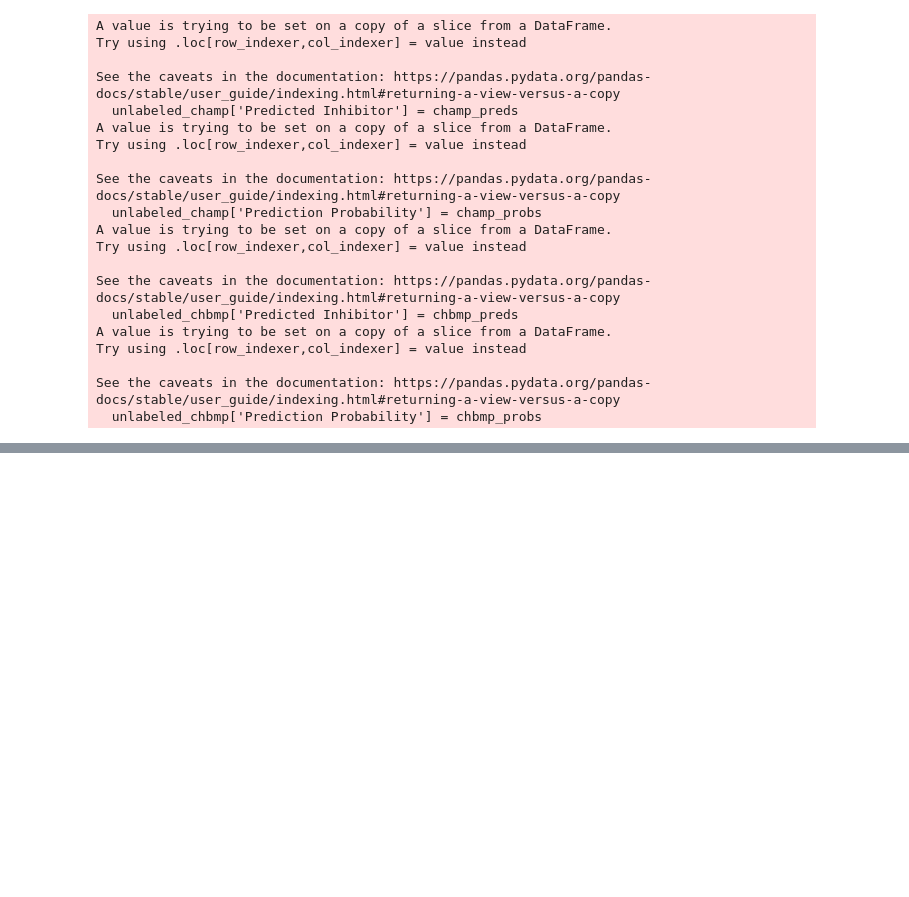
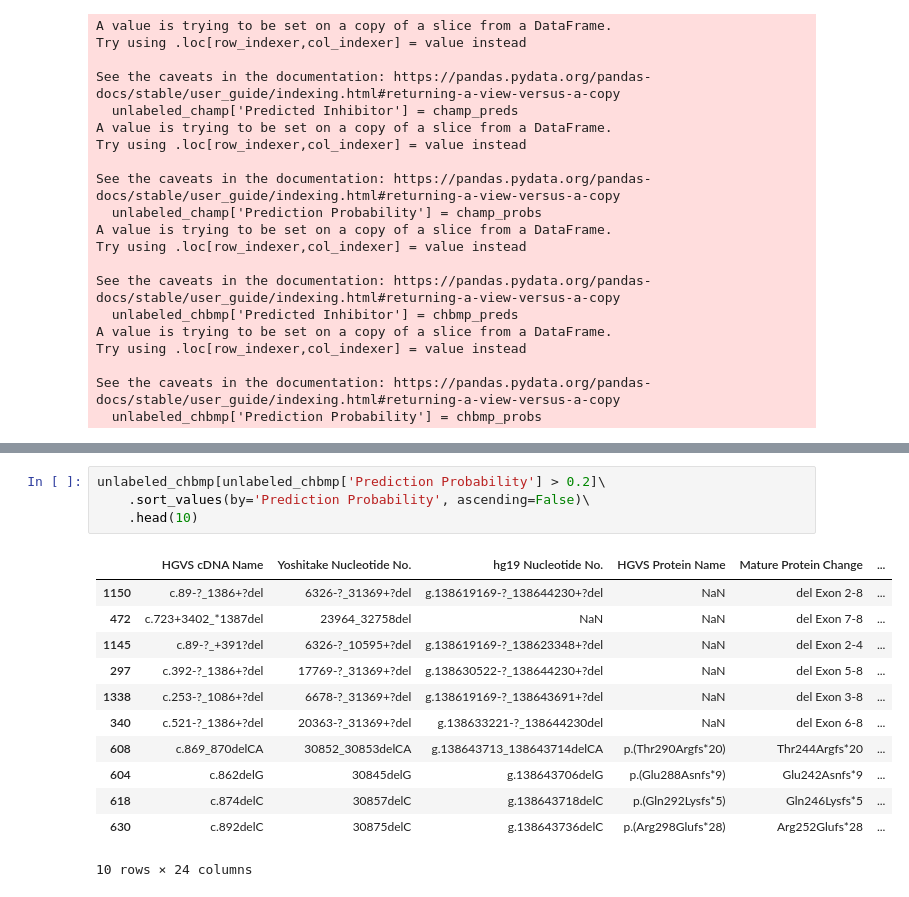
Before and after one commit to kathisw/hemophilia, a Jupyter notebook: KDD_CDC_KSBMP.ipynb, the cells around one changed output, grey strips where cells are left out. Drawn from its saved outputs; the diff is of its cells as text; blank space fills up the shorter version.

```diff
--- a/KDD_CDC_KSBMP.ipynb
+++ b/KDD_CDC_KSBMP.ipynb
@@ -3070,0 +3120,17 @@ files.download("CHBMP_Predicted_NotReported.xlsx")
+# %%
+unlabeled_chbmp[unlabeled_chbmp['Prediction Probability'] > 0.2]\
+    .sort_values(by='Prediction Probability', ascending=False)\
+    .head(10)
+# %% [output]
+|  | HGVS cDNA Name | Yoshitake Nucleotide No. | hg19 Nucleotide No. | HGVS Protein Name | Mature Protein Change | ... |
+| 1150 | c.89-?_1386+?del | 6326-?_31369+?del | g.138619169-?_138644230+?del | NaN | del Exon 2-8 | ... |
+| 472 | c.723+3402_*1387del | 23964_32758del | NaN | NaN | del Exon 7-8 | ... |
+| 1145 | c.89-?_+391?del | 6326-?_10595+?del | g.138619169-?_138623348+?del | NaN | del Exon 2-4 | ... |
+| 297 | c.392-?_1386+?del | 17769-?_31369+?del | g.138630522-?_138644230+?del | NaN | del Exon 5-8 | ... |
+| 1338 | c.253-?_1086+?del | 6678-?_31369+?del | g.138619169-?_138643691+?del | NaN | del Exon 3-8 | ... |
+| 340 | c.521-?_1386+?del | 20363-?_31369+?del | g.138633221-?_138644230del | NaN | del Exon 6-8 | ... |
+| 608 | c.869_870delCA | 30852_30853delCA | g.138643713_138643714delCA | p.(Thr290Argfs*20) | Thr244Argfs*20 | ... |
+| 604 | c.862delG | 30845delG | g.138643706delG | p.(Glu288Asnfs*9) | Glu242Asnfs*9 | ... |
+| 618 | c.874delC | 30857delC | g.138643718delC | p.(Gln292Lysfs*5) | Gln246Lysfs*5 | ... |
+| 630 | c.892delC | 30875delC | g.138643736delC | p.(Arg298Glufs*28) | Arg252Glufs*28 | ... |
+10 rows × 24 columns
```
Also changed, not shown: parts of 18 cells of this notebook.
